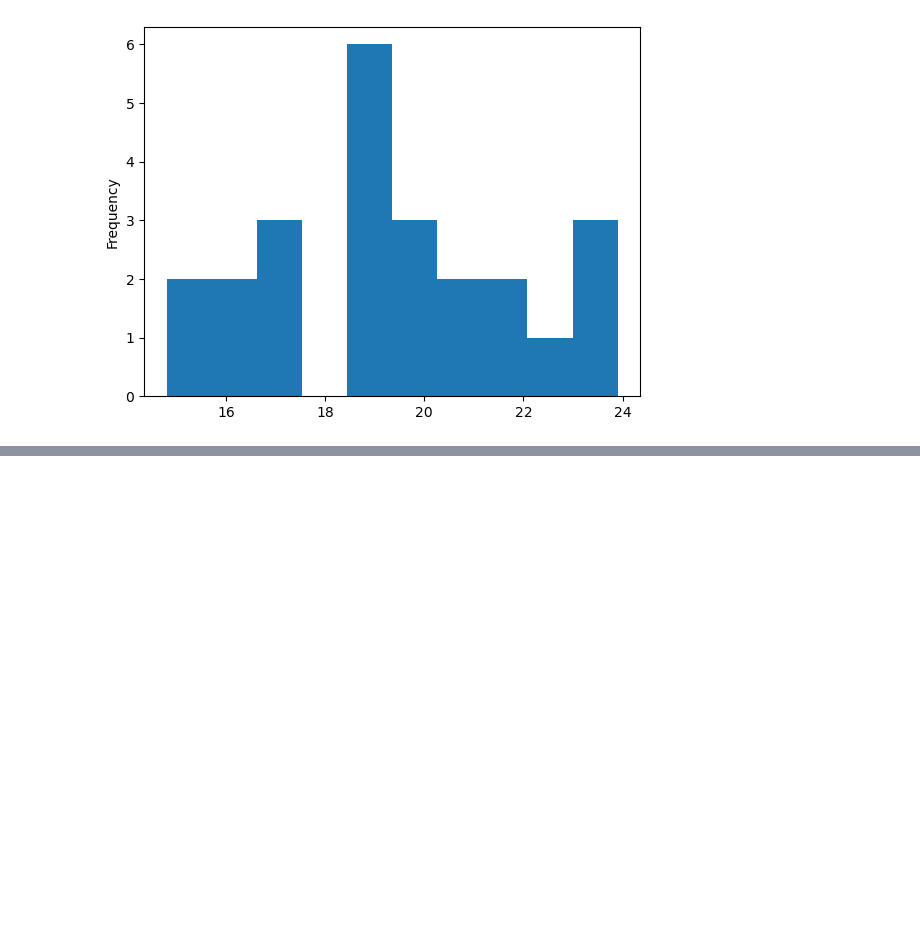
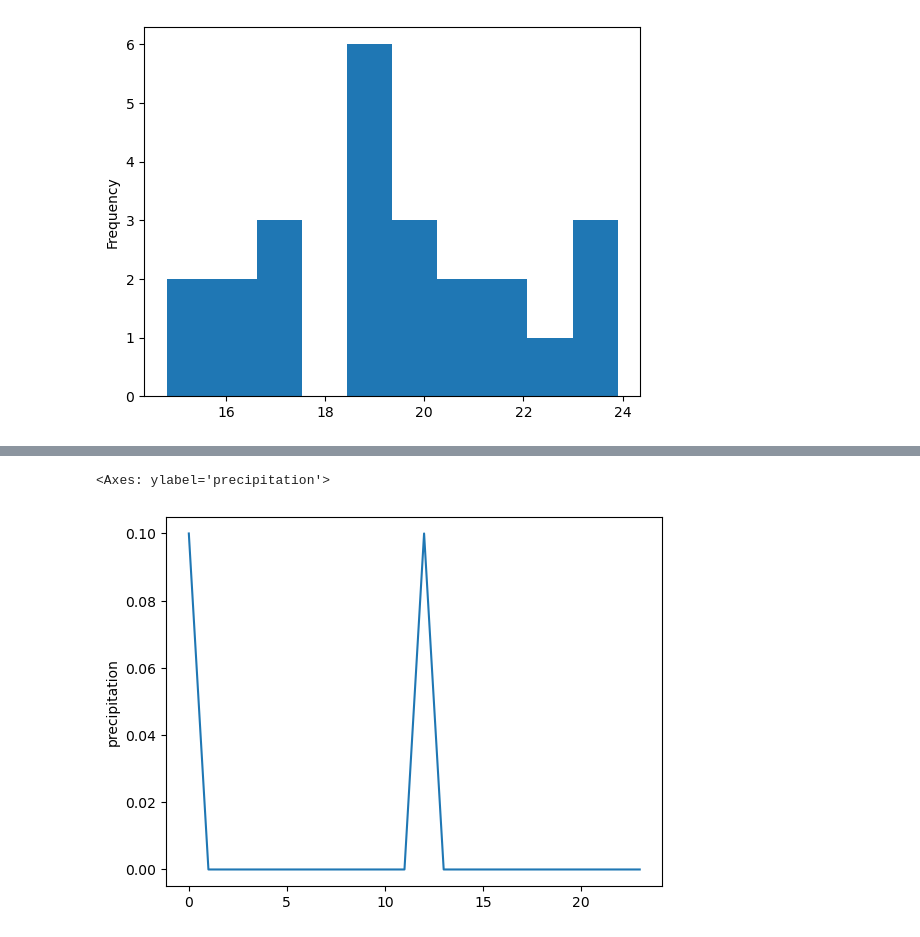
Before and after one commit to theslater11/WeatherDataMG, a Jupyter notebook: weather_api/notebooks/explore_weather.ipynb, the cells around one changed output, grey strips where cells are left out. Cells and saved outputs as stored; diff of their text form; code cells hidden in the pictures; blank space fills up the shorter version.

```diff
--- a/weather_api/notebooks/explore_weather.ipynb
+++ b/weather_api/notebooks/explore_weather.ipynb
@@ -32,0 +24,5 @@ monthly["temperature"].plot.hist()
+# %%
+sns.lineplot(monthly["precipitation"])
+# %% [output]
+<Axes: ylabel='precipitation'>
+[figure, added]
```
Also changed, not shown: parts of 6 cells of this notebook, 1 other file.
